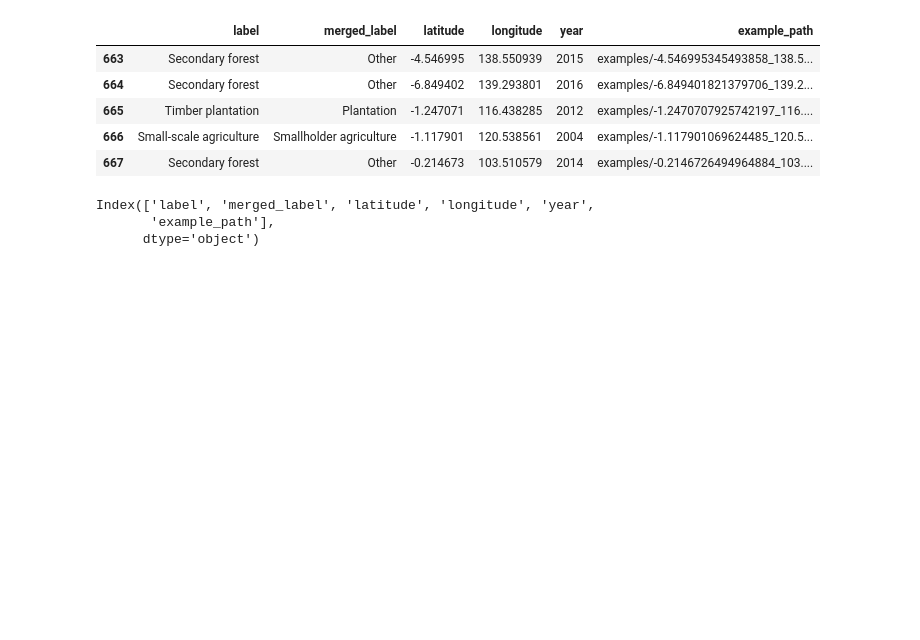
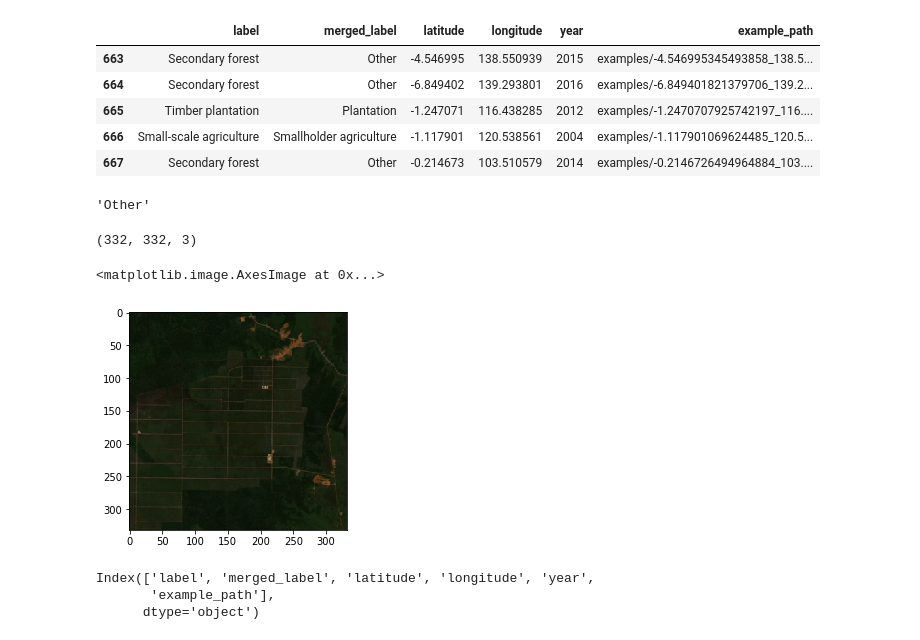
Before and after one commit to magalidebruyn/deforestation-machine-learning, a Jupyter notebook: Analyzing Deforestation with Machine Learning.ipynb, the cells around one changed output. Drawn from its saved outputs; the diff is of its cells as text; code cells hidden in the pictures; blank space fills up the shorter version.

```diff
--- a/Analyzing Deforestation with Machine Learning.ipynb
+++ b/Analyzing Deforestation with Machine Learning.ipynb
@@ -156,13 +157,22 @@ df_train.tail()
 | 666 | Small-scale agriculture | Smallholder agriculture | -1.117901 | 120.538561 | 2004 | examples/-1.117901069624485_120.5... |
 | 667 | Secondary forest | Other | -0.214673 | 103.510579 | 2014 | examples/-0.2146726494964884_103.... |
 # %%
-def get_images_data(df):
+# Define a function to get all composite images from specific directory
+def get_images_data(df, directory='./ForestNetDataset/'):
     # Get all labels
     y = df['merged_label']
 
     # Get all images
     x = []
     for path in df_test['example_path']:
+        path = f'{directory}{path}/images/visible/composite.png'
         im = imageio.imread(path)
         x.append(im)
     return (x, y)
+# %%
+# Fetch train data
+x_train, y_train = get_images_data(df_train)
+# Fetch validation data
+x_val, y_val = get_images_data(df_val)
+# Fetch test data
+x_test, y_test = get_images_data(df_test)
@@ -169,3 +185,17 @@ def get_images_data(df):
+# %%
+# Checkout a data point example: image + label
+y_train[50]
+# %% [output]
+'Other'
+# %%
+x_val[50].shape
+# %% [output]
+(332, 332, 3)
+# %%
+plt.imshow(x_train[50])
+# %% [output]
+<matplotlib.image.AxesImage at 0x...>
+[figure, added]
 # %%
 # Check columns are consistent
 df_val.columns
```
Also changed, not shown: parts of 34 cells of this notebook.
